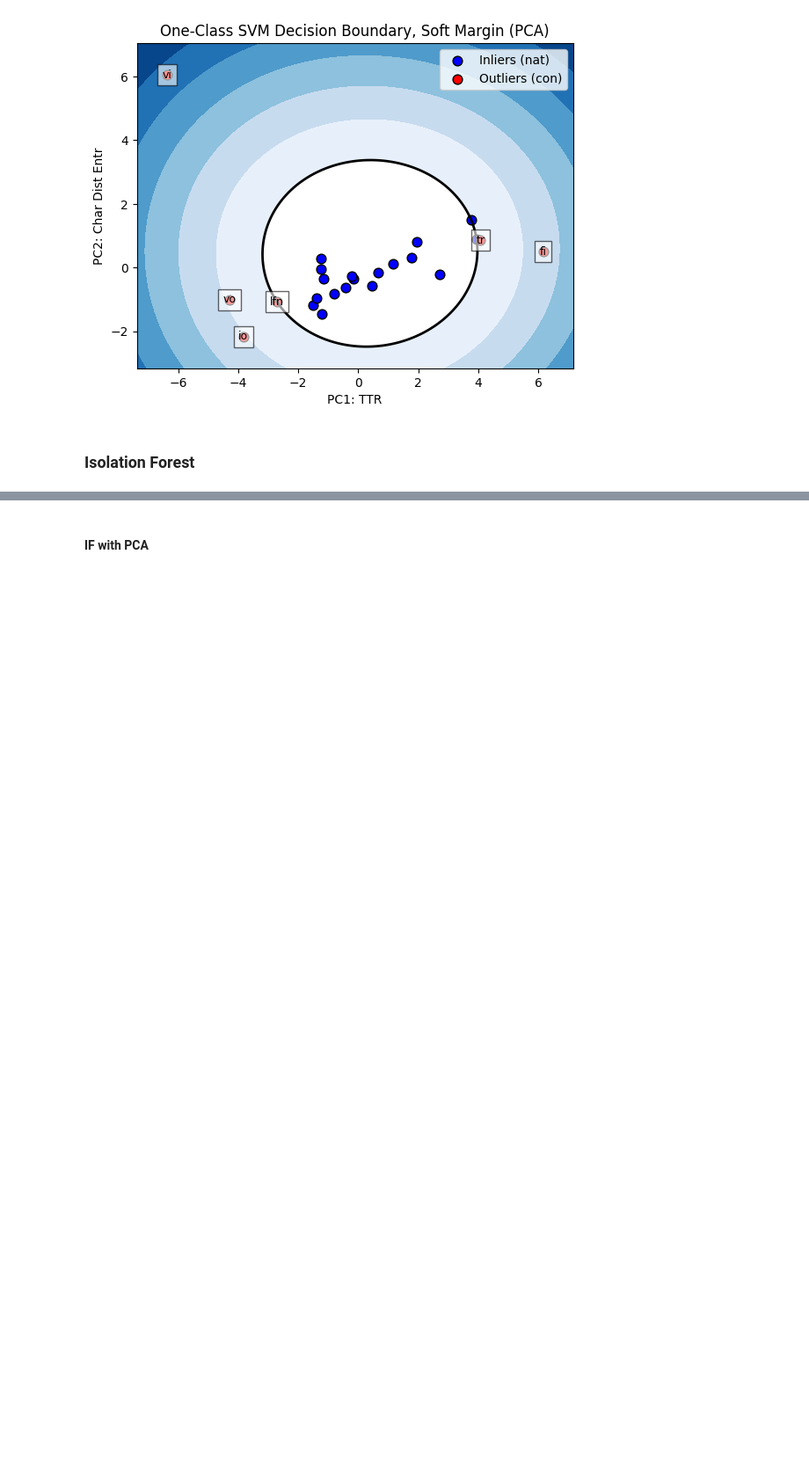
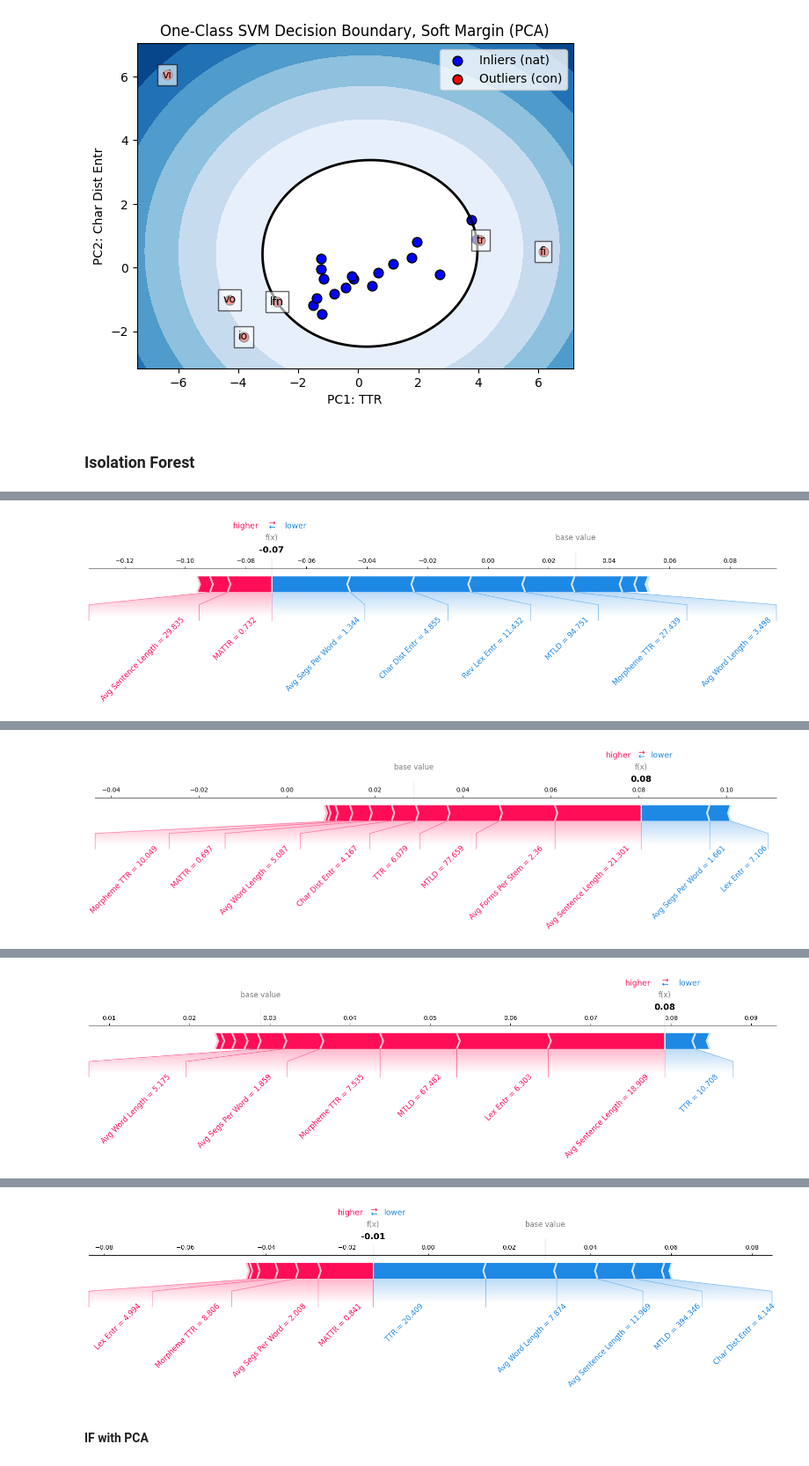
Before and after one commit to kirbergerconnor/iscl-thesis, a Jupyter notebook: anomalydetection.ipynb, the cells around one changed output, grey strips where cells are left out. Shown at 88% size. Saved outputs shown, nothing was run; the diff lists cells and outputs as text; code cells hidden in the pictures; blank space fills up the shorter version.

Commit message:
Finish results; organize ideas for discussion and start writing

```diff
--- a/anomalydetection.ipynb
+++ b/anomalydetection.ipynb
@@ -550,0 +574,23 @@ Name: 4168, dtype: object
+# %%
+# Isolation Forest SHAP Individual force plot
+# Vietnamese
+shap.initjs()
+shap.plots.force(shap_values[7], feature_names=data.iloc[:,2:].columns.values, matplotlib=True, show=False, text_rotation=45)
+plt.savefig('./results/IF_SHAP_force_vi.png', bbox_inches='tight')
+plt.show()
+# English
+shap.initjs()
+shap.plots.force(shap_values[9], feature_names=data.iloc[:,2:].columns.values, matplotlib=True, show=False, text_rotation=45)
+plt.savefig('./results/IF_SHAP_force_en.png', bbox_inches='tight')
+plt.show()
+# Esperanto
+shap.initjs()
+shap.plots.force(shap_values[0], feature_names=data.iloc[:,2:].columns.values, matplotlib=True, show=False, text_rotation=45)
+plt.savefig('./results/IF_SHAP_force_eo.png', bbox_inches='tight')
+plt.show()
+# Finnish
+shap.initjs()
+shap.plots.force(shap_values[21], feature_names=data.iloc[:,2:].columns.values, matplotlib=True, show=False, text_rotation=45)
+plt.savefig('./results/IF_SHAP_force_fi.png', bbox_inches='tight')
+plt.show()
+# %% [output]
@@ -550,0 +598 @@ Name: 4168, dtype: object
+[figure, added]
@@ -550,0 +600 @@ Name: 4168, dtype: object
+[figure, added]
@@ -550,0 +602 @@ Name: 4168, dtype: object
+[figure, added]
@@ -551,3 +604,4 @@ Name: 4168, dtype: object
+[figure, added]
 # %%
 # SHAP Feature Importances
 # shap.initjs()
```
Also changed, not shown: parts of 4 cells of this notebook, 22 other files.
